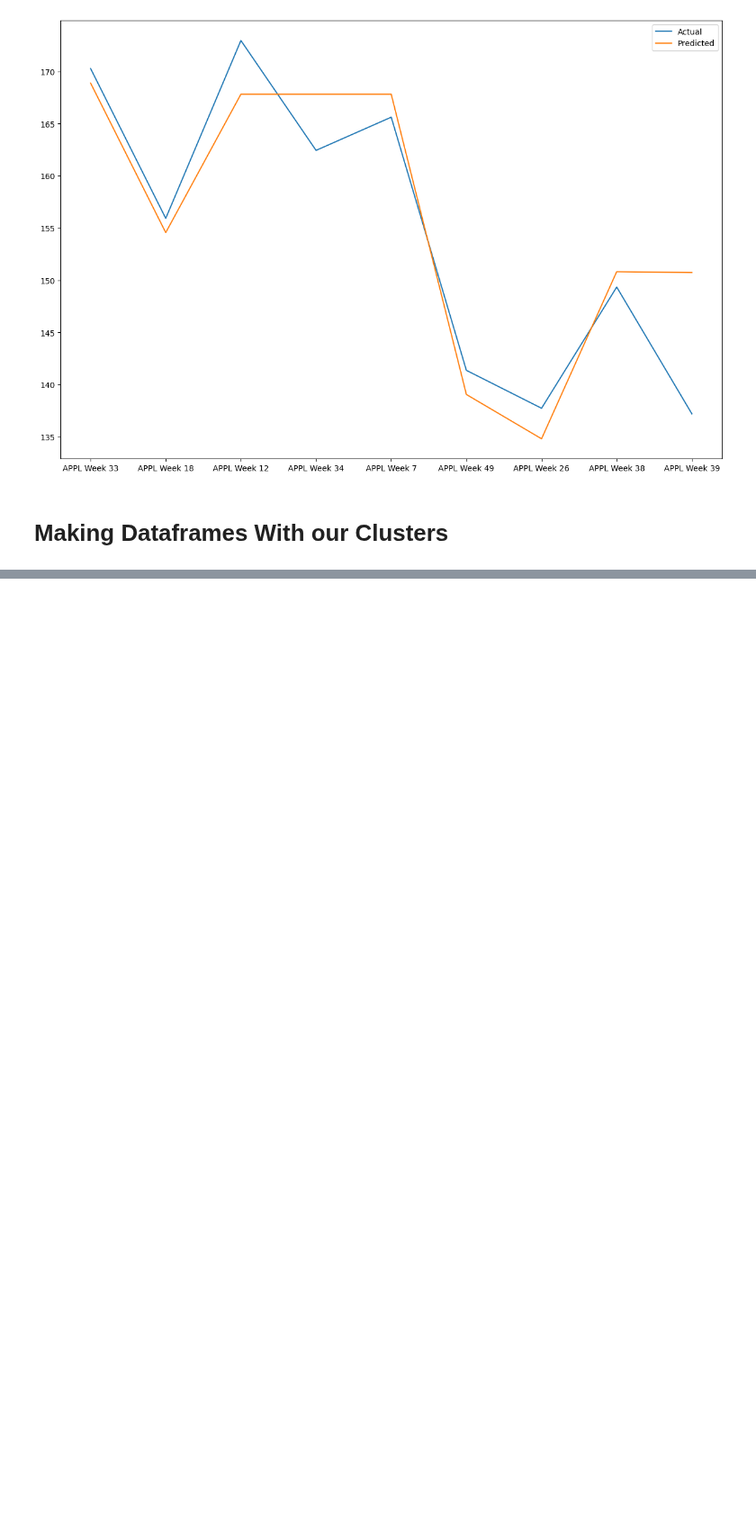
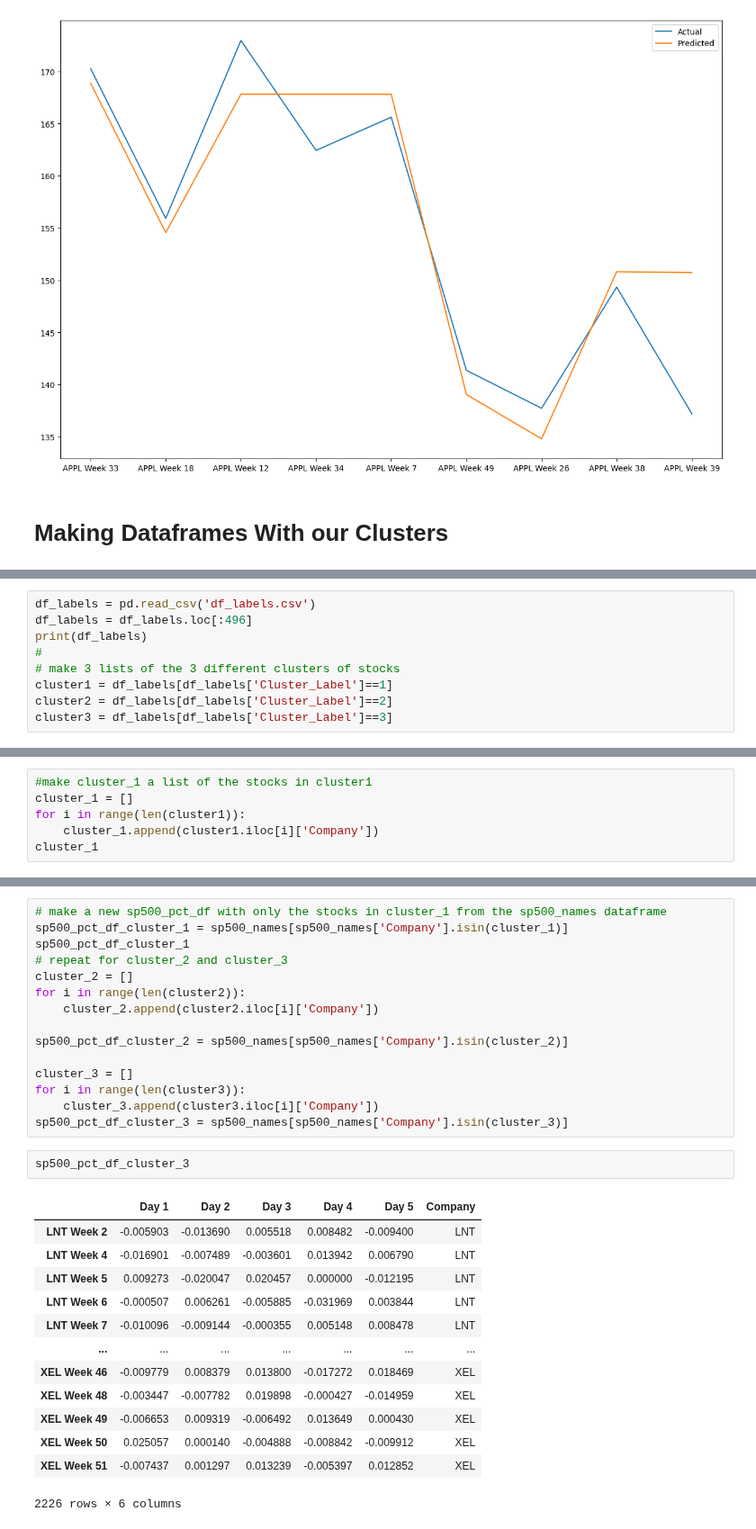
Before and after one commit to ktongk/BTT-JPMC-1, a Jupyter notebook: Anna/XGBOOST.ipynb, the cells around one changed output, grey strips where cells are left out. Shown at 90% size. Cells and saved outputs as stored; diff of their text form; blank space fills up the shorter version.

```diff
--- a/Anna/XGBOOST.ipynb
+++ b/Anna/XGBOOST.ipynb
@@ -921,0 +931,9 @@ plt.show()
+# %%
+df_labels = pd.read_csv('df_labels.csv')
+df_labels = df_labels.loc[:496]
+print(df_labels)
+#
+# make 3 lists of the 3 different clusters of stocks
+cluster1 = df_labels[df_labels['Cluster_Label']==1]
+cluster2 = df_labels[df_labels['Cluster_Label']==2]
+cluster3 = df_labels[df_labels['Cluster_Label']==3]
@@ -921,0 +1024,6 @@ plt.show()
+# %%
+#make cluster_1 a list of the stocks in cluster1
+cluster_1 = []
+for i in range(len(cluster1)):
+    cluster_1.append(cluster1.iloc[i]['Company'])
+cluster_1
@@ -921,0 +1087,31 @@ plt.show()
+# %%
+# make a new sp500_pct_df with only the stocks in cluster_1 from the sp500_names dataframe
+sp500_pct_df_cluster_1 = sp500_names[sp500_names['Company'].isin(cluster_1)]
+sp500_pct_df_cluster_1
+# repeat for cluster_2 and cluster_3
+cluster_2 = []
+for i in range(len(cluster2)):
+    cluster_2.append(cluster2.iloc[i]['Company'])
+
+sp500_pct_df_cluster_2 = sp500_names[sp500_names['Company'].isin(cluster_2)]
+
+cluster_3 = []
+for i in range(len(cluster3)):
+    cluster_3.append(cluster3.iloc[i]['Company'])
+sp500_pct_df_cluster_3 = sp500_names[sp500_names['Company'].isin(cluster_3)]
+# %%
+sp500_pct_df_cluster_3
+# %% [output]
+|  | Day 1 | Day 2 | Day 3 | Day 4 | Day 5 | Company |
+| LNT Week 2 | -0.005903 | -0.013690 | 0.005518 | 0.008482 | -0.009400 | LNT |
+| LNT Week 4 | -0.016901 | -0.007489 | -0.003601 | 0.013942 | 0.006790 | LNT |
+| LNT Week 5 | 0.009273 | -0.020047 | 0.020457 | 0.000000 | -0.012195 | LNT |
+| LNT Week 6 | -0.000507 | 0.006261 | -0.005885 | -0.031969 | 0.003844 | LNT |
+| LNT Week 7 | -0.010096 | -0.009144 | -0.000355 | 0.005148 | 0.008478 | LNT |
+| ... | ... | ... | ... | ... | ... | ... |
+| XEL Week 46 | -0.009779 | 0.008379 | 0.013800 | -0.017272 | 0.018469 | XEL |
+| XEL Week 48 | -0.003447 | -0.007782 | 0.019898 | -0.000427 | -0.014959 | XEL |
+| XEL Week 49 | -0.006653 | 0.009319 | -0.006492 | 0.013649 | 0.000430 | XEL |
+| XEL Week 50 | 0.025057 | 0.000140 | -0.004888 | -0.008842 | -0.009912 | XEL |
+| XEL Week 51 | -0.007437 | 0.001297 | 0.013239 | -0.005397 | 0.012852 | XEL |
+2226 rows × 6 columns
```
Also changed, not shown: parts of 30 cells of this notebook, 1 other file.
